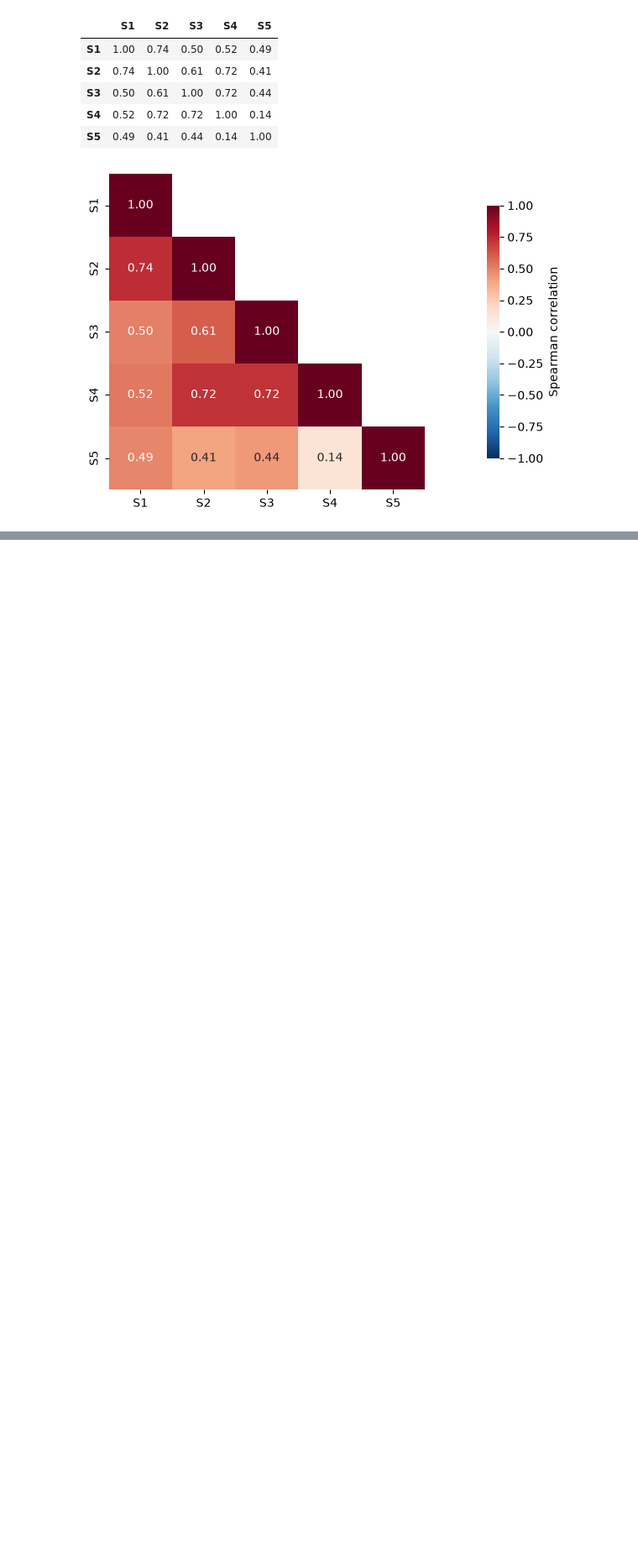
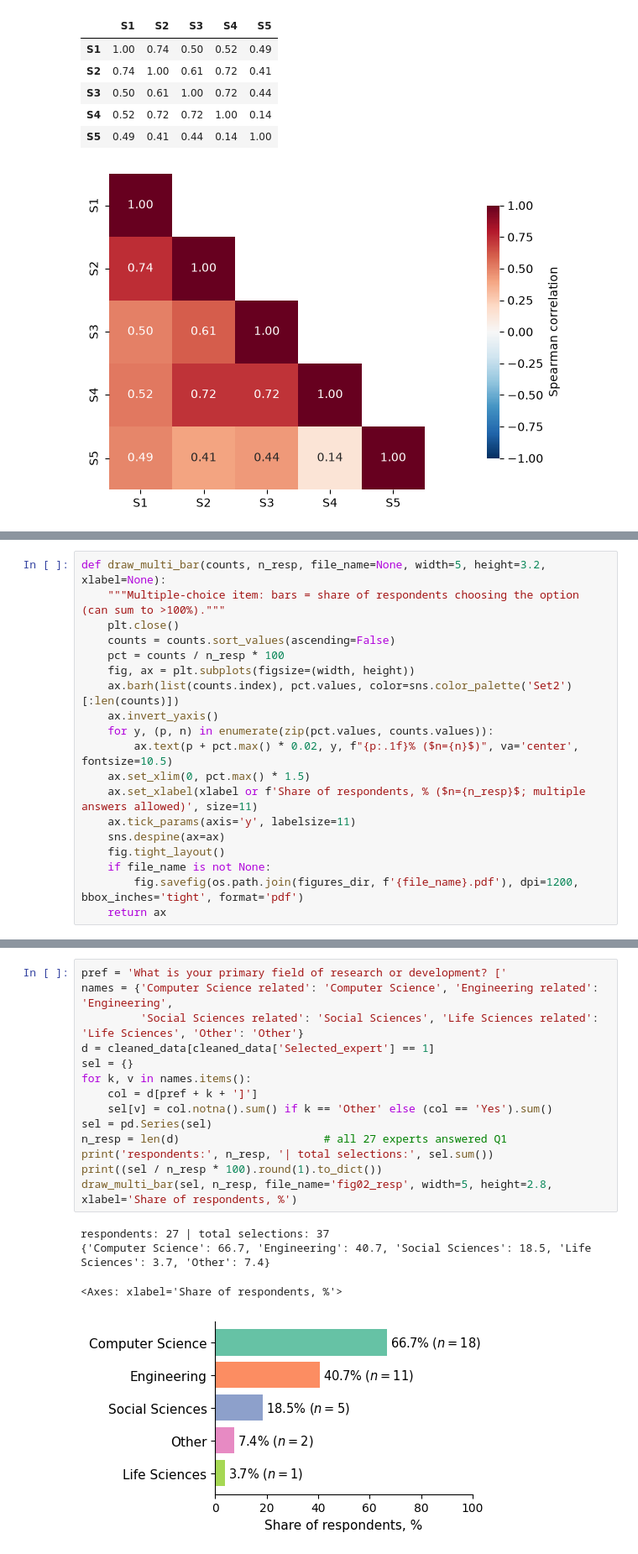
Before and after one commit to Ellariel/fairs-pilot-validation, a Jupyter notebook: analysis_revision.ipynb, the cells around one changed output, grey strips where cells are left out. Shown at 84% size. Cells and saved outputs as stored; diff of their text form; blank space fills up the shorter version.

```diff
--- a/analysis_with_distributions.ipynb
+++ b/analysis_revision.ipynb
@@ -1054,0 +1060,19 @@ Cronbach alpha = 0.89
+# %%
+def draw_multi_bar(counts, n_resp, file_name=None, width=5, height=3.2, xlabel=None):
+    """Multiple-choice item: bars = share of respondents choosing the option (can sum to >100%)."""
+    plt.close()
+    counts = counts.sort_values(ascending=False)
+    pct = counts / n_resp * 100
+    fig, ax = plt.subplots(figsize=(width, height))
+    ax.barh(list(counts.index), pct.values, color=sns.color_palette('Set2')[:len(counts)])
+    ax.invert_yaxis()
+    for y, (p, n) in enumerate(zip(pct.values, counts.values)):
+        ax.text(p + pct.max() * 0.02, y, f"{p:.1f}% ($n={n}$)", va='center', fontsize=10.5)
+    ax.set_xlim(0, pct.max() * 1.5)
+    ax.set_xlabel(xlabel or f'Share of respondents, % ($n={n_resp}$; multiple answers allowed)', size=11)
+    ax.tick_params(axis='y', labelsize=11)
+    sns.despine(ax=ax)
+    fig.tight_layout()
+    if file_name is not None:
+        fig.savefig(os.path.join(figures_dir, f'{file_name}.pdf'), dpi=1200, bbox_inches='tight', format='pdf')
+    return ax
@@ -1054,0 +1081,19 @@ Cronbach alpha = 0.89
+# %%
+pref = 'What is your primary field of research or development? ['
+names = {'Computer Science related': 'Computer Science', 'Engineering related': 'Engineering',
+         'Social Sciences related': 'Social Sciences', 'Life Sciences related': 'Life Sciences', 'Other': 'Other'}
+d = cleaned_data[cleaned_data['Selected_expert'] == 1]
+sel = {}
+for k, v in names.items():
+    col = d[pref + k + ']']
+    sel[v] = col.notna().sum() if k == 'Other' else (col == 'Yes').sum()
+sel = pd.Series(sel)
+n_resp = len(d)                      # all 27 experts answered Q1
+print('respondents:', n_resp, '| total selections:', sel.sum())
+print((sel / n_resp * 100).round(1).to_dict())
+draw_multi_bar(sel, n_resp, file_name='fig02_resp', width=5, height=2.8, xlabel='Share of respondents, %')
+# %% [output]
+respondents: 27 | total selections: 37
+{'Computer Science': 66.7, 'Engineering': 40.7, 'Social Sciences': 18.5, 'Life Sciences': 3.7, 'Other': 7.4}
+<Axes: xlabel='Share of respondents, %'>
+[figure, added]
```
Also changed, not shown: parts of 19 cells of this notebook, 18 other files.
